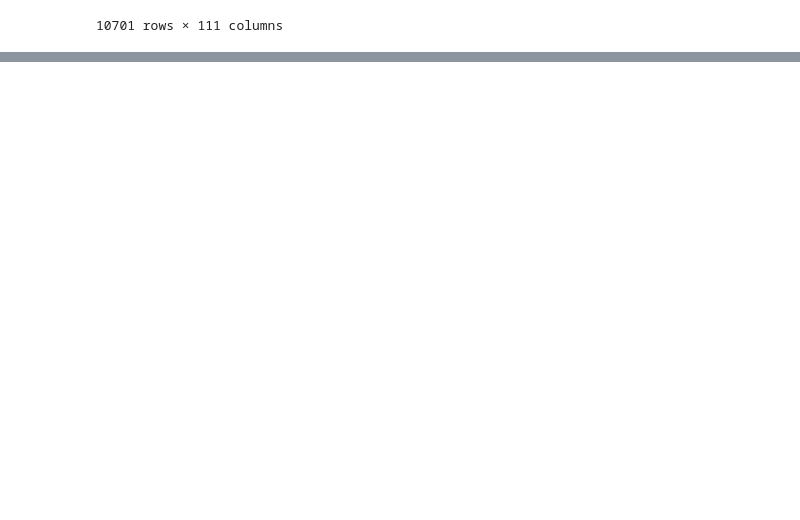
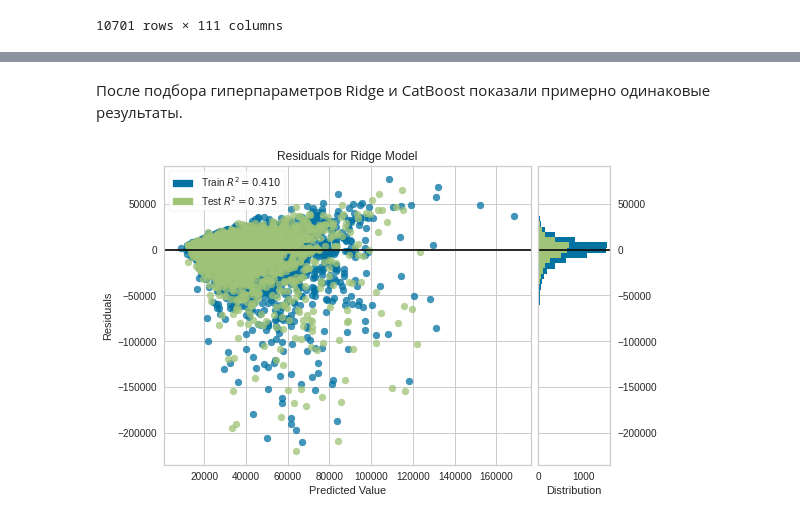
Before and after one commit to artemgur/akbars, a Jupyter notebook: akbars.ipynb, the cells around one changed output, grey strips where cells are left out. Cells and saved outputs as stored; diff of their text form; code cells hidden in the pictures; blank space fills up the shorter version.

```diff
--- a/akbars.ipynb
+++ b/akbars.ipynb
@@ -851,0 +817,6 @@ tuned = pcr.tune_model(cat, optimize = 'RMSE')
+# %% [markdown]
+После подбора гиперпараметров Ridge и CatBoost показали примерно одинаковые результаты.
+# %%
+pcr.plot_model(tuned_ridge)
+# %% [output]
+[figure, added]
```
Also changed, not shown: parts of 22 cells of this notebook.
